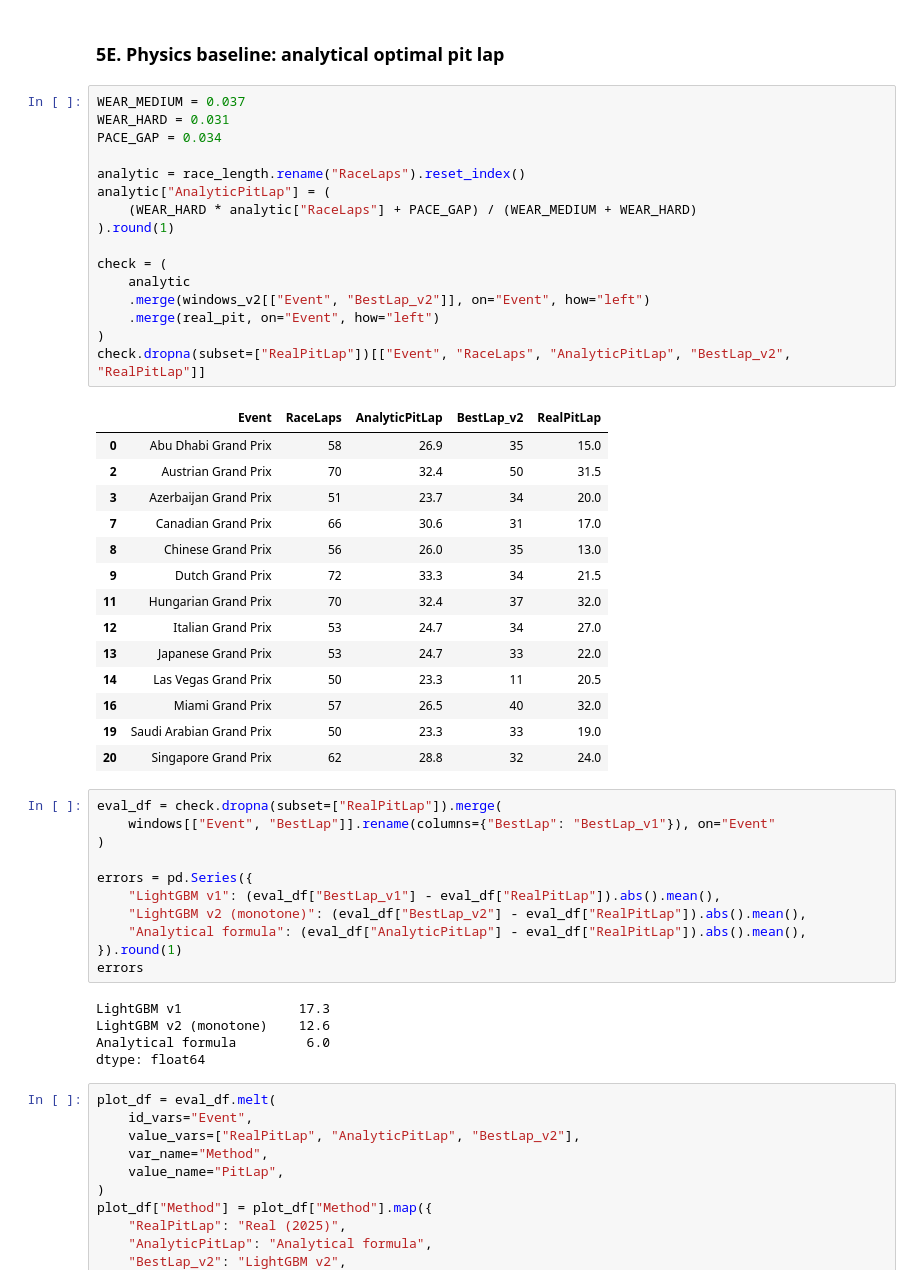
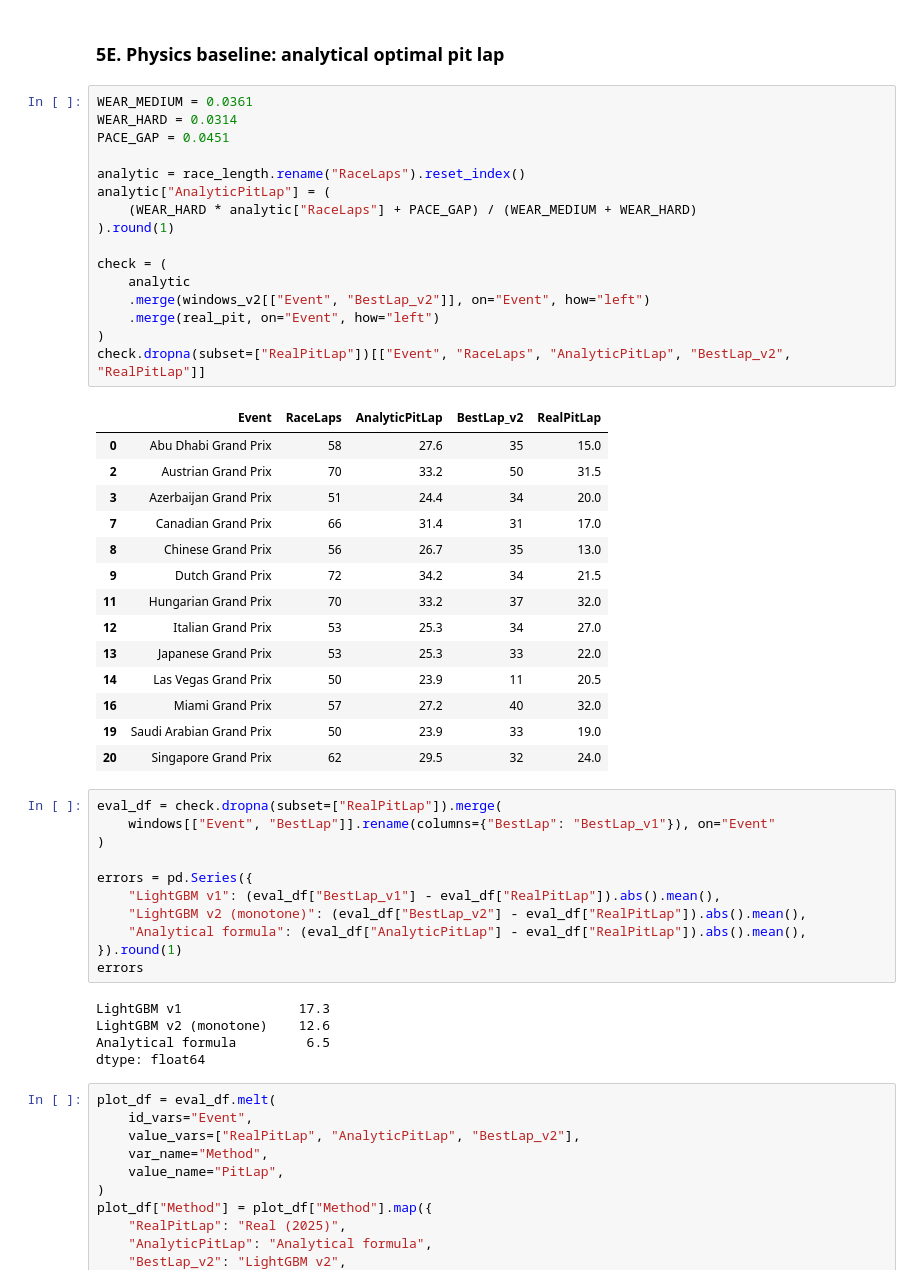
Before and after one commit to Vlvasile/f1-pit-strategy, a Jupyter notebook: notebooks/05_model.ipynb, the cells around one changed output. Saved outputs shown, nothing was run; the diff lists cells and outputs as text.

Commit message:
Refit pit formula on 2022-2024, guard MLflow logging, export pit loss for API

```diff
--- a/notebooks/05_model.ipynb
+++ b/notebooks/05_model.ipynb
@@ -717,36 +669,36 @@ compare_v2
 # %% [markdown]
 ### 5E. Physics baseline: analytical optimal pit lap
 # %%
-WEAR_MEDIUM = 0.037
-WEAR_HARD = 0.031
-PACE_GAP = 0.034
+WEAR_MEDIUM = 0.0361
+WEAR_HARD = 0.0314
+PACE_GAP = 0.0451
 
 analytic = race_length.rename("RaceLaps").reset_index()
 analytic["AnalyticPitLap"] = (
     (WEAR_HARD * analytic["RaceLaps"] + PACE_GAP) / (WEAR_MEDIUM + WEAR_HARD)
 ).round(1)
 
 check = (
     analytic
     .merge(windows_v2[["Event", "BestLap_v2"]], on="Event", how="left")
     .merge(real_pit, on="Event", how="left")
 )
 check.dropna(subset=["RealPitLap"])[["Event", "RaceLaps", "AnalyticPitLap", "BestLap_v2", "RealPitLap"]]
 # %% [output]
 |  | Event | RaceLaps | AnalyticPitLap | BestLap_v2 | RealPitLap |
-| 0 | Abu Dhabi Grand Prix | 58 | 26.9 | 35 | 15.0 |
-| 2 | Austrian Grand Prix | 70 | 32.4 | 50 | 31.5 |
-| 3 | Azerbaijan Grand Prix | 51 | 23.7 | 34 | 20.0 |
-| 7 | Canadian Grand Prix | 66 | 30.6 | 31 | 17.0 |
-| 8 | Chinese Grand Prix | 56 | 26.0 | 35 | 13.0 |
-| 9 | Dutch Grand Prix | 72 | 33.3 | 34 | 21.5 |
-| 11 | Hungarian Grand Prix | 70 | 32.4 | 37 | 32.0 |
-| 12 | Italian Grand Prix | 53 | 24.7 | 34 | 27.0 |
-| 13 | Japanese Grand Prix | 53 | 24.7 | 33 | 22.0 |
-| 14 | Las Vegas Grand Prix | 50 | 23.3 | 11 | 20.5 |
-| 16 | Miami Grand Prix | 57 | 26.5 | 40 | 32.0 |
-| 19 | Saudi Arabian Grand Prix | 50 | 23.3 | 33 | 19.0 |
-| 20 | Singapore Grand Prix | 62 | 28.8 | 32 | 24.0 |
+| 0 | Abu Dhabi Grand Prix | 58 | 27.6 | 35 | 15.0 |
+| 2 | Austrian Grand Prix | 70 | 33.2 | 50 | 31.5 |
+| 3 | Azerbaijan Grand Prix | 51 | 24.4 | 34 | 20.0 |
+| 7 | Canadian Grand Prix | 66 | 31.4 | 31 | 17.0 |
+| 8 | Chinese Grand Prix | 56 | 26.7 | 35 | 13.0 |
+| 9 | Dutch Grand Prix | 72 | 34.2 | 34 | 21.5 |
+| 11 | Hungarian Grand Prix | 70 | 33.2 | 37 | 32.0 |
+| 12 | Italian Grand Prix | 53 | 25.3 | 34 | 27.0 |
+| 13 | Japanese Grand Prix | 53 | 25.3 | 33 | 22.0 |
+| 14 | Las Vegas Grand Prix | 50 | 23.9 | 11 | 20.5 |
+| 16 | Miami Grand Prix | 57 | 27.2 | 40 | 32.0 |
+| 19 | Saudi Arabian Grand Prix | 50 | 23.9 | 33 | 19.0 |
+| 20 | Singapore Grand Prix | 62 | 29.5 | 32 | 24.0 |
 # %%
 eval_df = check.dropna(subset=["RealPitLap"]).merge(
     windows[["Event", "BestLap"]].rename(columns={"BestLap": "BestLap_v1"}), on="Event"
@@ -761,7 +713,7 @@ errors
 # %% [output]
 LightGBM v1               17.3
 LightGBM v2 (monotone)    12.6
-Analytical formula         6.0
+Analytical formula         6.5
 dtype: float64
 # %%
 plot_df = eval_df.melt(
```
Also changed, not shown: parts of 10 cells of this notebook, 4 other files.
